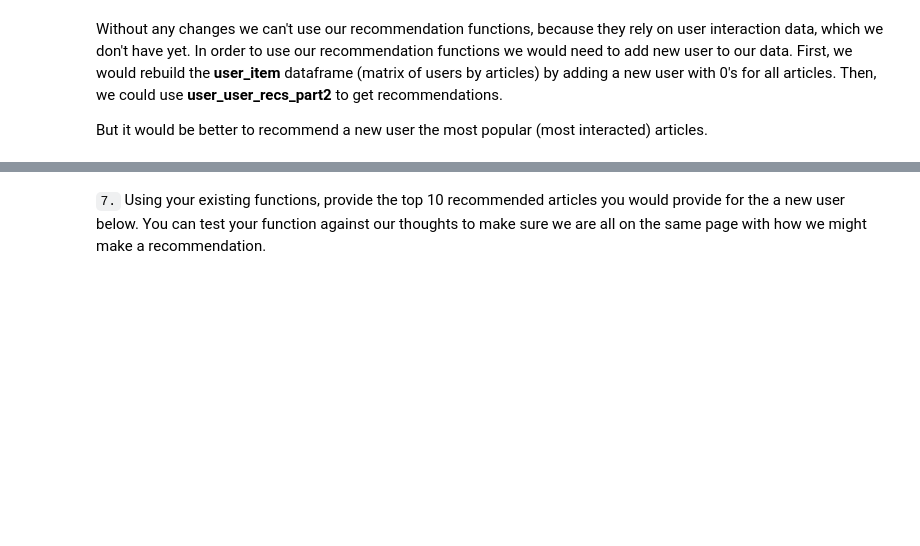
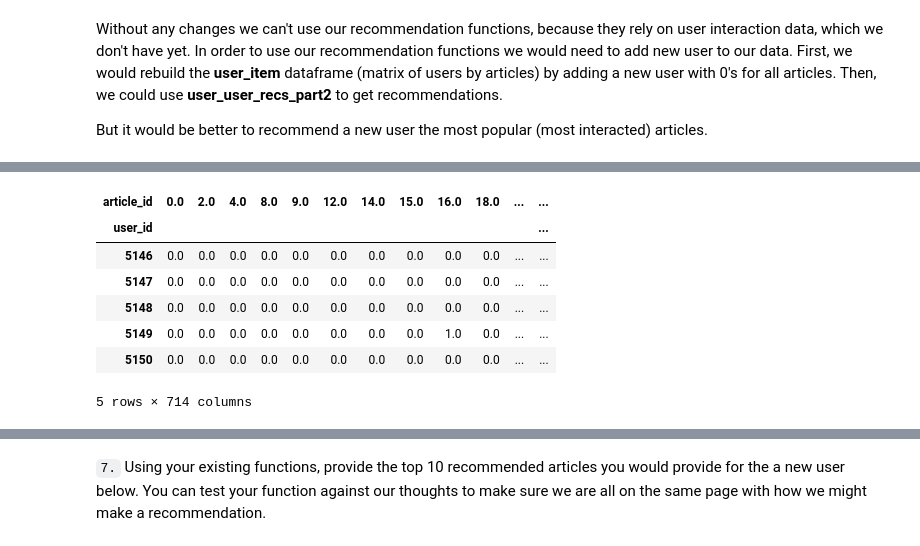
Before and after one commit to natashk/Udacity-DSND-Project3, a Jupyter notebook: Recommendations_with_IBM.ipynb, the cells around one changed output, grey strips where cells are left out. Cells and saved outputs as stored; diff of their text form; code cells hidden in the pictures; blank space fills up the shorter version.

```diff
--- a/Recommendations_with_IBM.ipynb
+++ b/Recommendations_with_IBM.ipynb
@@ -728,0 +741,6 @@ But it would be better to recommend a new user the most popular (most interacted
+# %%
+new_user_df = user_item[user_item.index==1].reset_index()
+new_user_df['user_id'] = max(user_item.index)+1
+new_user_df = new_user_df.replace(1,0)
+new_user_df = new_user_df.set_index('user_id')
+new_user_df
@@ -728,0 +752,12 @@ But it would be better to recommend a new user the most popular (most interacted
+# %%
+user_item_new = pd.concat([user_item, new_user_df])
+user_item_new.tail()
+# %% [output]
+| article_id | 0.0 | 2.0 | 4.0 | 8.0 | 9.0 | 12.0 | 14.0 | 15.0 | 16.0 | 18.0 | ... | ... |
+| user_id |  |  |  |  |  |  |  |  |  |  |  | ... |
+| 5146 | 0.0 | 0.0 | 0.0 | 0.0 | 0.0 | 0.0 | 0.0 | 0.0 | 0.0 | 0.0 | ... | ... |
+| 5147 | 0.0 | 0.0 | 0.0 | 0.0 | 0.0 | 0.0 | 0.0 | 0.0 | 0.0 | 0.0 | ... | ... |
+| 5148 | 0.0 | 0.0 | 0.0 | 0.0 | 0.0 | 0.0 | 0.0 | 0.0 | 0.0 | 0.0 | ... | ... |
+| 5149 | 0.0 | 0.0 | 0.0 | 0.0 | 0.0 | 0.0 | 0.0 | 0.0 | 1.0 | 0.0 | ... | ... |
+| 5150 | 0.0 | 0.0 | 0.0 | 0.0 | 0.0 | 0.0 | 0.0 | 0.0 | 0.0 | 0.0 | ... | ... |
+5 rows × 714 columns
```
Also changed, not shown: parts of 10 cells of this notebook, 1 other file.
